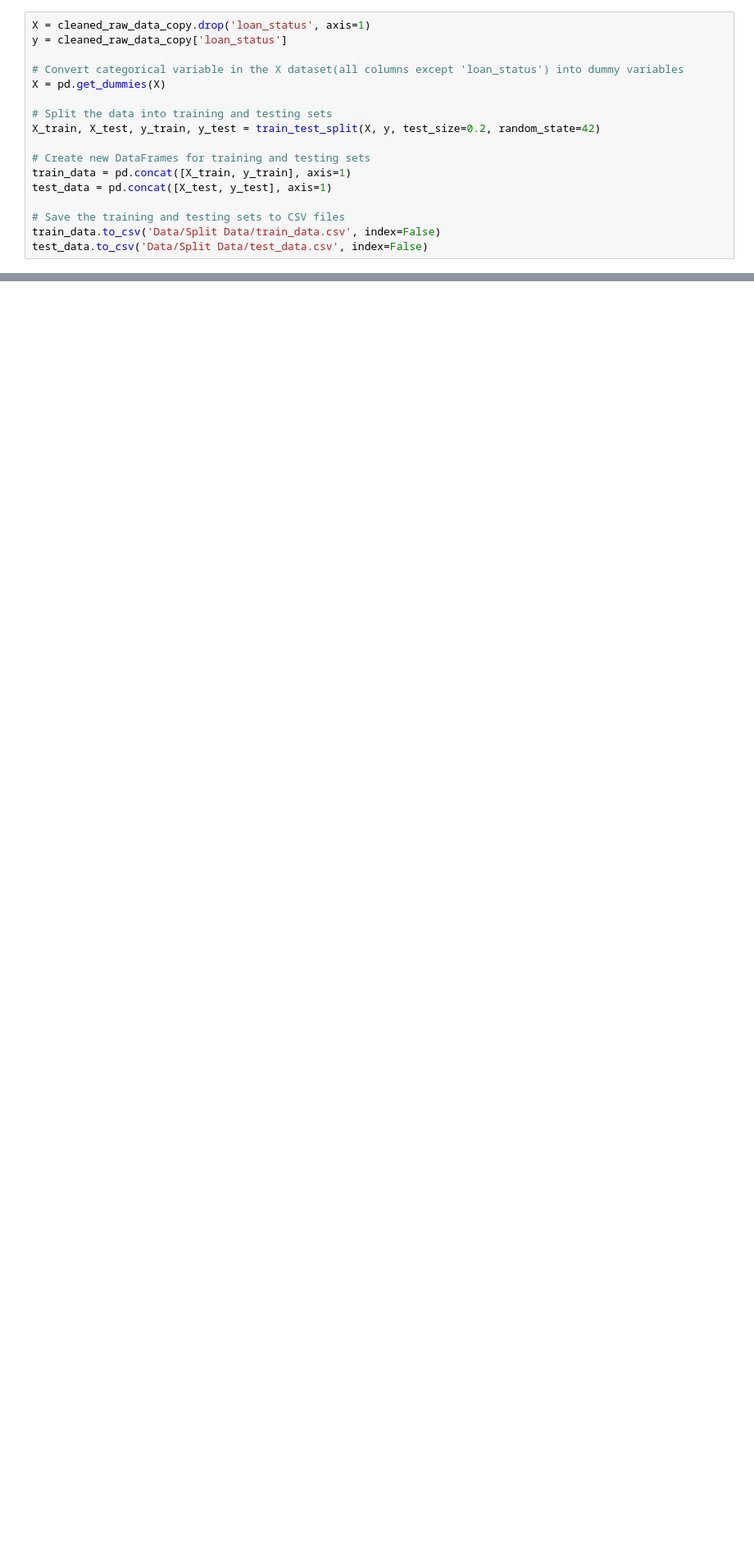
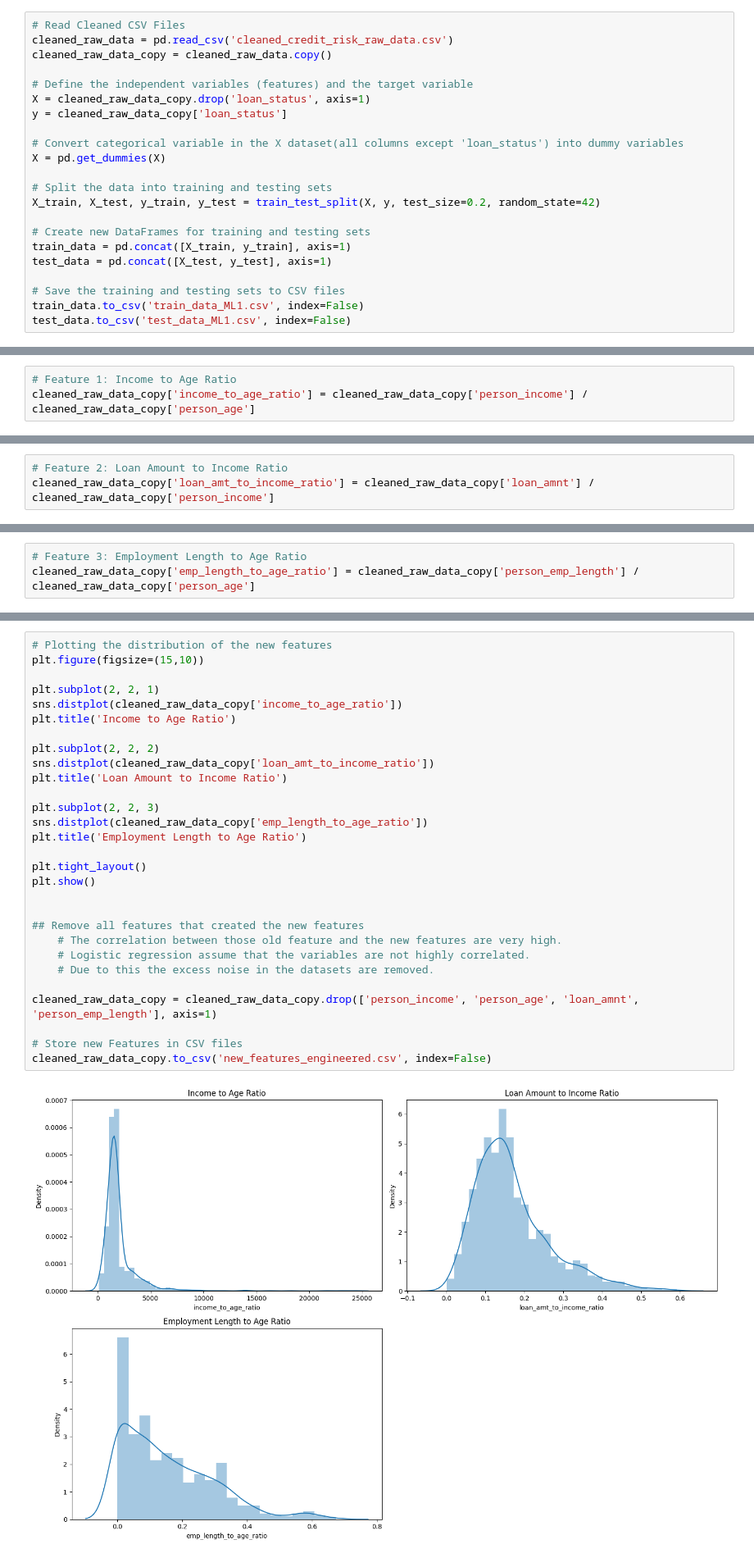
Before and after one commit to Zoe21354/MLG382_GroupF_CYOProject, a Jupyter notebook: Notebooks/Creditworthiness Assessment and Risk Analysis for Loan Default Prediction.ipynb, the cells around one changed output, grey strips where cells are left out. Shown at 82% size. Drawn from its saved outputs; the diff is of its cells as text; blank space fills up the shorter version.

```diff
--- a/Notebooks/Creditworthiness Assessment and Risk Analysis for Loan Default Prediction.ipynb
+++ b/Notebooks/Creditworthiness Assessment and Risk Analysis for Loan Default Prediction.ipynb
@@ -655,4 +706,9 @@ Define the independent variables (features) and the target variable
 # %%
+# Read Cleaned CSV Files
+cleaned_raw_data = pd.read_csv('cleaned_credit_risk_raw_data.csv')
+cleaned_raw_data_copy = cleaned_raw_data.copy()
+
+# Define the independent variables (features) and the target variable
 X = cleaned_raw_data_copy.drop('loan_status', axis=1)
 y = cleaned_raw_data_copy['loan_status']
 
@@ -667,5 +723,5 @@ train_data = pd.concat([X_train, y_train], axis=1)
 test_data = pd.concat([X_test, y_test], axis=1)
 
 # Save the training and testing sets to CSV files
-train_data.to_csv('Data/Split Data/train_data.csv', index=False)
-test_data.to_csv('Data/Split Data/test_data.csv', index=False)
+train_data.to_csv('train_data_ML1.csv', index=False)
+test_data.to_csv('test_data_ML1.csv', index=False)
@@ -731,0 +871,3 @@ with open(model_path, 'rb') as file:
+# %%
+# Feature 1: Income to Age Ratio
+cleaned_raw_data_copy['income_to_age_ratio'] = cleaned_raw_data_copy['person_income'] / cleaned_raw_data_copy['person_age']
@@ -731,0 +877,3 @@ with open(model_path, 'rb') as file:
+# %%
+# Feature 2: Loan Amount to Income Ratio
+cleaned_raw_data_copy['loan_amt_to_income_ratio'] = cleaned_raw_data_copy['loan_amnt'] / cleaned_raw_data_copy['person_income']
@@ -731,0 +883,3 @@ with open(model_path, 'rb') as file:
+# %%
+# Feature 3: Employment Length to Age Ratio
+cleaned_raw_data_copy['emp_length_to_age_ratio'] = cleaned_raw_data_copy['person_emp_length'] / cleaned_raw_data_copy['person_age']
@@ -731,0 +888,31 @@ with open(model_path, 'rb') as file:
+# %%
+# Plotting the distribution of the new features
+plt.figure(figsize=(15,10))
+
+plt.subplot(2, 2, 1)
+sns.distplot(cleaned_raw_data_copy['income_to_age_ratio'])
+plt.title('Income to Age Ratio')
+
+plt.subplot(2, 2, 2)
+sns.distplot(cleaned_raw_data_copy['loan_amt_to_income_ratio'])
+plt.title('Loan Amount to Income Ratio')
+
+plt.subplot(2, 2, 3)
+sns.distplot(cleaned_raw_data_copy['emp_length_to_age_ratio'])
+plt.title('Employment Length to Age Ratio')
+
+plt.tight_layout()
+plt.show()
+
+
+## Remove all features that created the new features
+    # The correlation between those old feature and the new features are very high.
+    # Logistic regression assume that the variables are not highly correlated.
+    # Due to this the excess noise in the datasets are removed.
+
+cleaned_raw_data_copy = cleaned_raw_data_copy.drop(['person_income', 'person_age', 'loan_amnt', 'person_emp_length'], axis=1)
+
+# Store new Features in CSV files
+cleaned_raw_data_copy.to_csv('new_features_engineered.csv', index=False)
+# %% [output]
+[figure, added]
```
Also changed, not shown: parts of 66 cells of this notebook, 1 other file.
